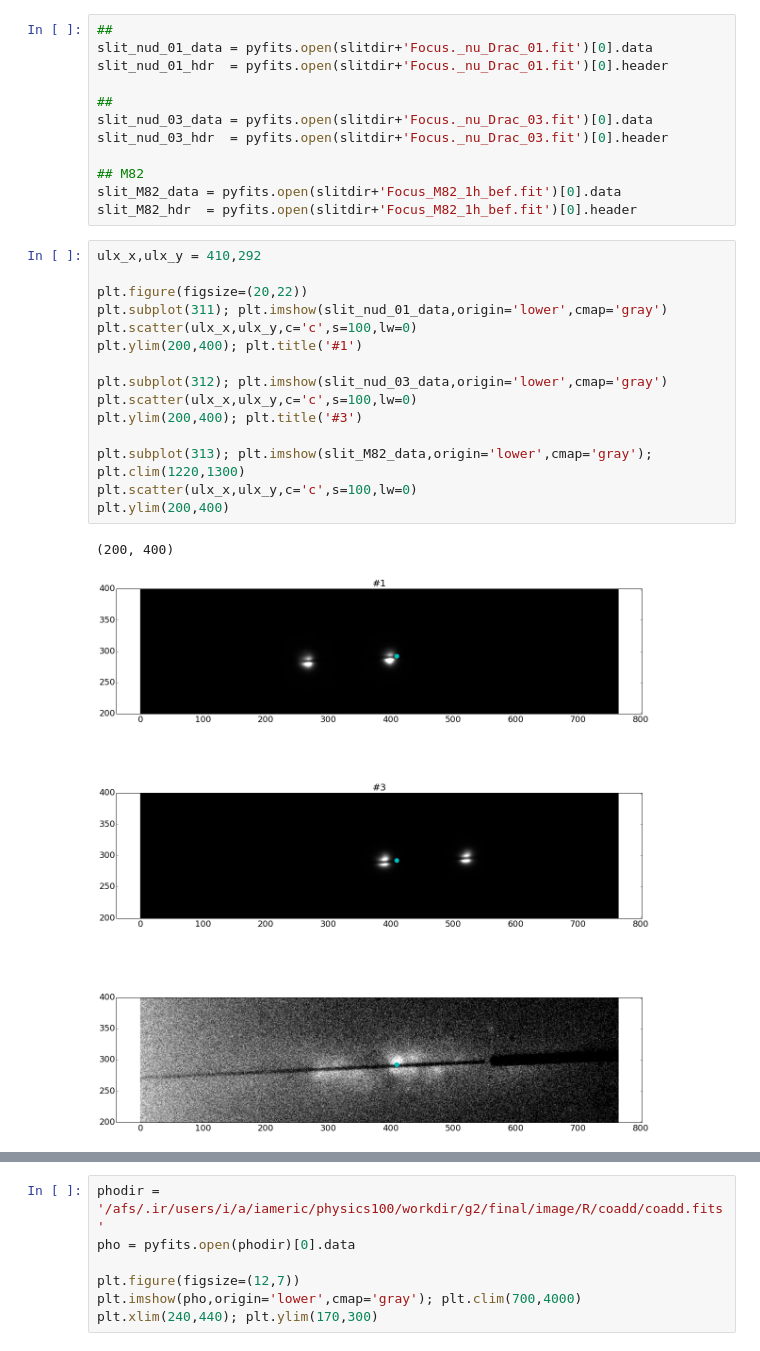
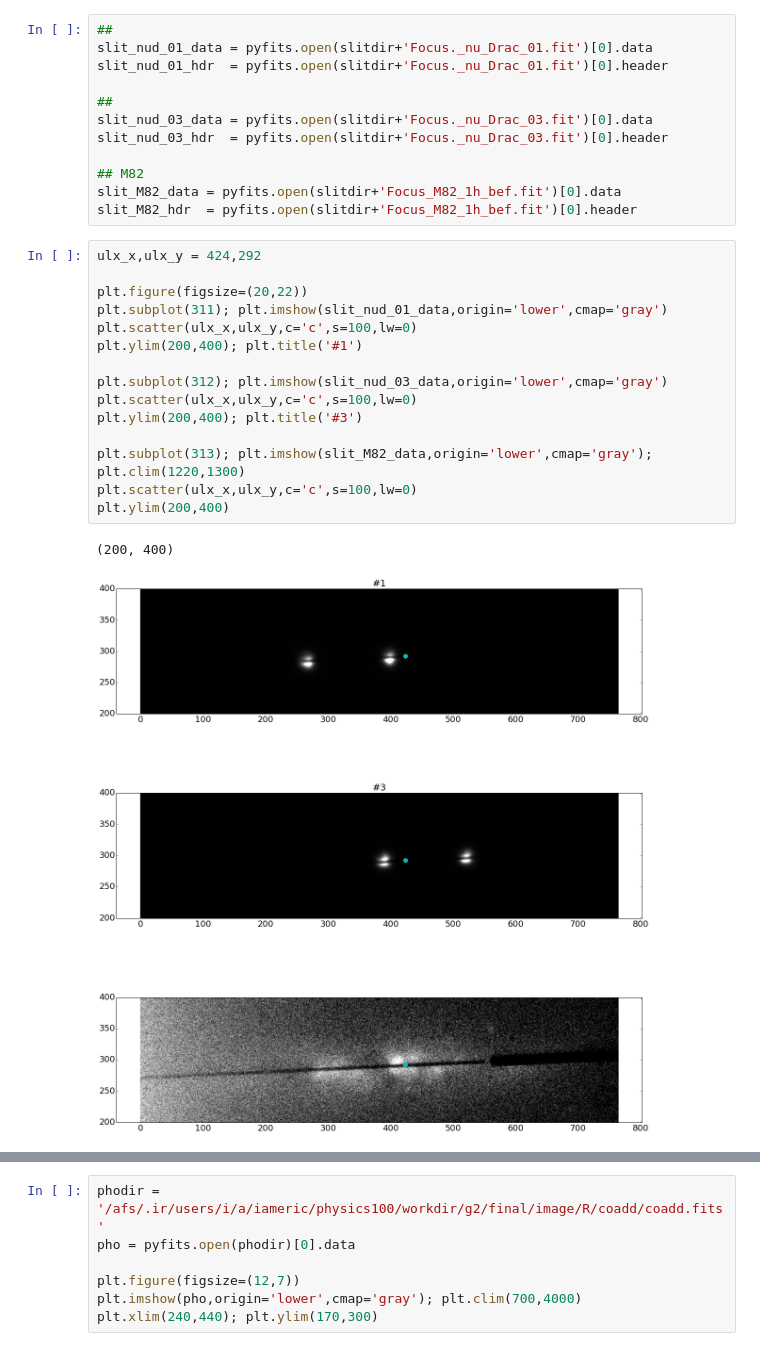
Before and after one commit to Mipanox/PHYS301, a Jupyter notebook: Project/SpecAss.ipynb, the cells around one changed output, grey strips where cells are left out. Saved outputs shown, nothing was run; the diff lists cells and outputs as text.

```diff
--- a/Project/SpecAss.ipynb
+++ b/Project/SpecAss.ipynb
@@ -228,21 +228,21 @@ slit_nud_03_hdr  = pyfits.open(slitdir+'Focus._nu_Drac_03.fit')[0].header
 slit_M82_data = pyfits.open(slitdir+'Focus_M82_1h_bef.fit')[0].data
 slit_M82_hdr  = pyfits.open(slitdir+'Focus_M82_1h_bef.fit')[0].header
 # %%
-ulx_x,ulx_y = 410,292
+ulx_x,ulx_y = 424,292
 
 plt.figure(figsize=(20,22))
 plt.subplot(311); plt.imshow(slit_nud_01_data,origin='lower',cmap='gray')
 plt.scatter(ulx_x,ulx_y,c='c',s=100,lw=0)
 plt.ylim(200,400); plt.title('#1')
 
 plt.subplot(312); plt.imshow(slit_nud_03_data,origin='lower',cmap='gray')
 plt.scatter(ulx_x,ulx_y,c='c',s=100,lw=0)
 plt.ylim(200,400); plt.title('#3')
 
 plt.subplot(313); plt.imshow(slit_M82_data,origin='lower',cmap='gray'); plt.clim(1220,1300)
 plt.scatter(ulx_x,ulx_y,c='c',s=100,lw=0)
 plt.ylim(200,400)
 # %% [output]
 (200, 400)
-[figure, old version]
+[figure, new version]
 # %% [markdown]
```
Also changed, not shown: parts of 4 cells of this notebook, 4 other files.
